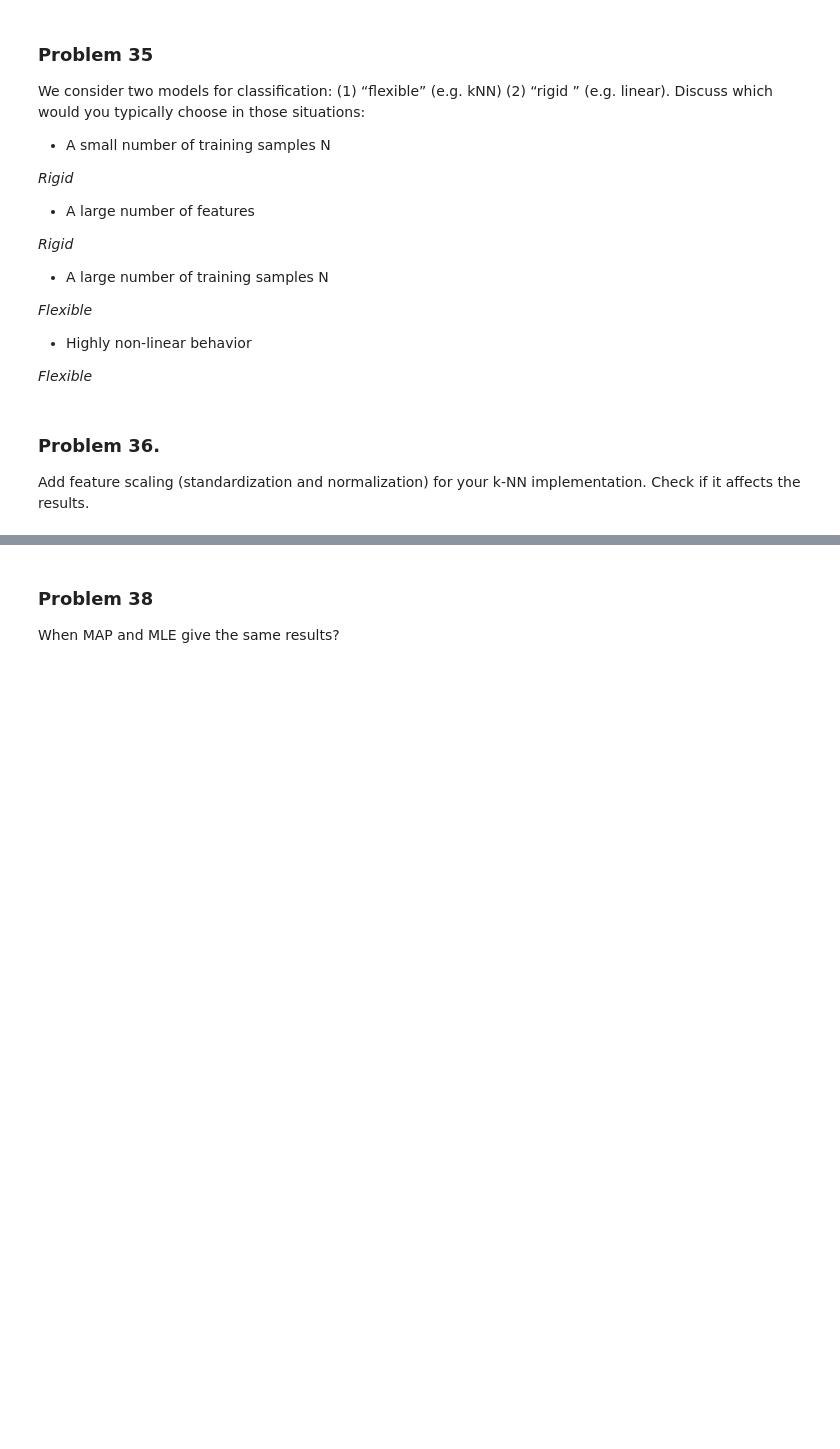
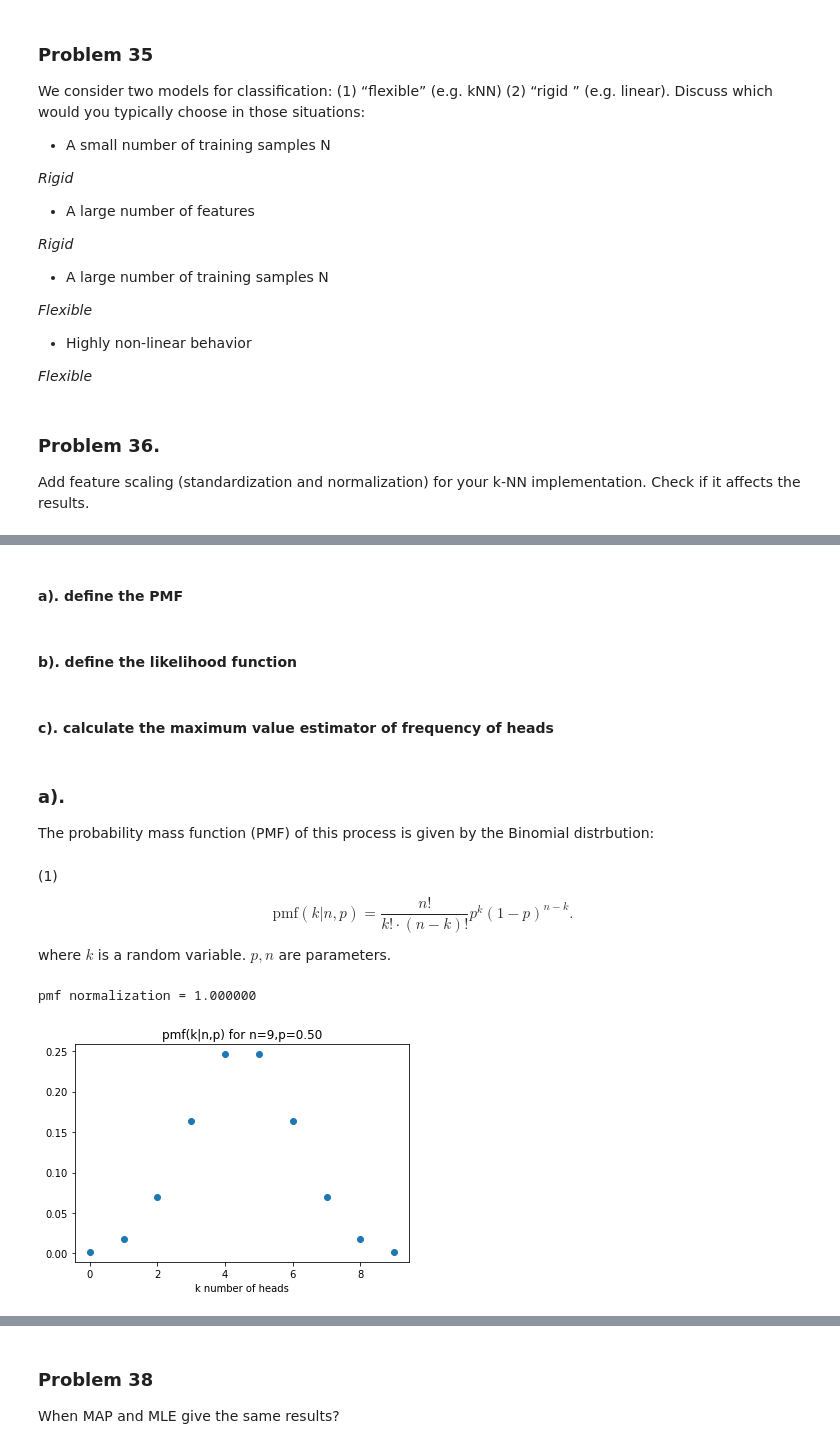
Before and after one commit to kmiec96/Modern-data-science, a Jupyter notebook: ML_2021_set6.ipynb, the cells around one changed output, grey strips where cells are left out. Cells and saved outputs as stored; diff of their text form; code cells hidden in the pictures; blank space fills up the shorter version.

```diff
--- a/ML_2021_set6.ipynb
+++ b/ML_2021_set6.ipynb
@@ -46,0 +40,33 @@ Likelihood-we have all data to calculate that look at the definition
+# %% [markdown]
+#### a). define the PMF
+# %% [markdown]
+#### b). define the likelihood function
+# %% [markdown]
+#### c). calculate the maximum value estimator of frequency of heads
+# %% [markdown]
+### a).
+
+The probability mass function (PMF) of this process is given by the Binomial distrbution:
+# %% [markdown]
+(1) $$\text{pmf}(k|n,p) = \frac{n!}{k! \cdot (n-k)!}  p^k (1-p)^{n-k}.$$
+
+where $k$  is a random variable. $p,n$ are parameters.
+# %%
+#Low efficiency
+def binomial_pmf(n,k,p):
+    return (math.factorial(n)/(math.factorial(k)*math.factorial(n-k))) * p**k * (1-p)**(n-k)
+
+def total_binomial_pmf(n,p):
+    ks = [k for k in range(n+1)]
+    return (ks, [binomial_pmf(n,k,p) for k in ks])
+n = 9
+p = 0.5
+ks, values = total_binomial_pmf(n,p)
+plt.title('pmf(k|n,p) for' + format(' n=%d,p=%.2f'%(n,p)))
+plt.xlabel('k number of heads')
+plt.scatter(ks, values)
+
+print ('pmf normalization = ' +format('%f'%float(sum(values))))
+# %% [output]
+pmf normalization = 1.000000
+[figure, added]
```
Also changed, not shown: parts of 8 cells of this notebook.
